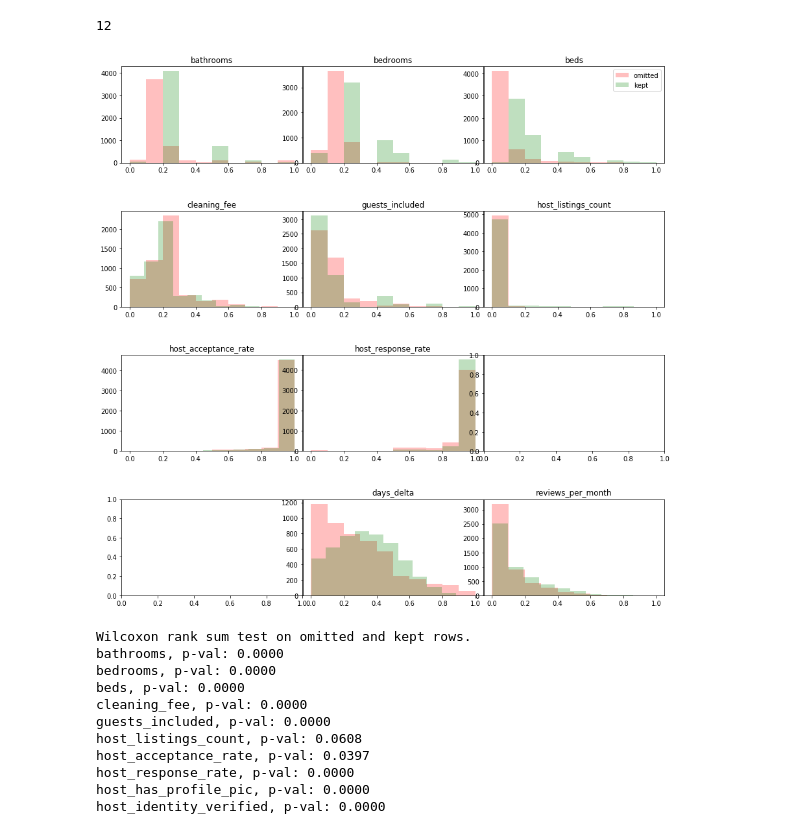
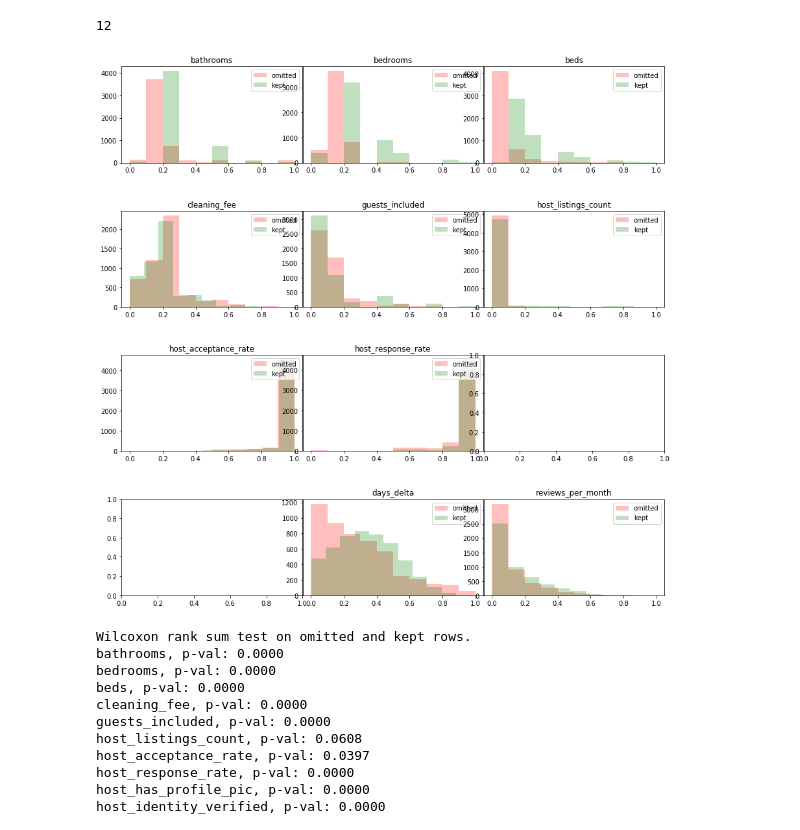
Before and after one commit to jhabib/w210, a Jupyter notebook: analyze_omitted_data.ipynb, the cells around one changed output. Cells and saved outputs as stored; diff of their text form; code cells hidden in the pictures.

```diff
--- a/analyze_omitted_data.ipynb
+++ b/analyze_omitted_data.ipynb
@@ -71,26 +71,26 @@ print len(num_cols)
 # %%
 
 
 fig, axs = plt.subplots(4,3, figsize=(15, 15), facecolor='w', edgecolor='k')
 fig.subplots_adjust(hspace = .5, wspace=.001)
 
 axs = axs.ravel()
 
 
 for ax, c in zip(axs, num_cols):
     try:
         ax.hist(X[c], color='r', alpha=0.25, label='omitted')
         ax.hist(keeps[c], color='g', alpha=0.25, label='kept')
         ax.set_title(c)
-        ax.legend
+        ax.legend(loc='upper right')
     except Exception as e:
         pass
     else:
         pass
-axs[2].legend(loc='upper right')
+# axs[2].legend(loc='upper right')
 plt.show()
 # %% [output]
-[figure, old version]
+[figure, new version]
 # %%
 from scipy import stats
 # %%
```
